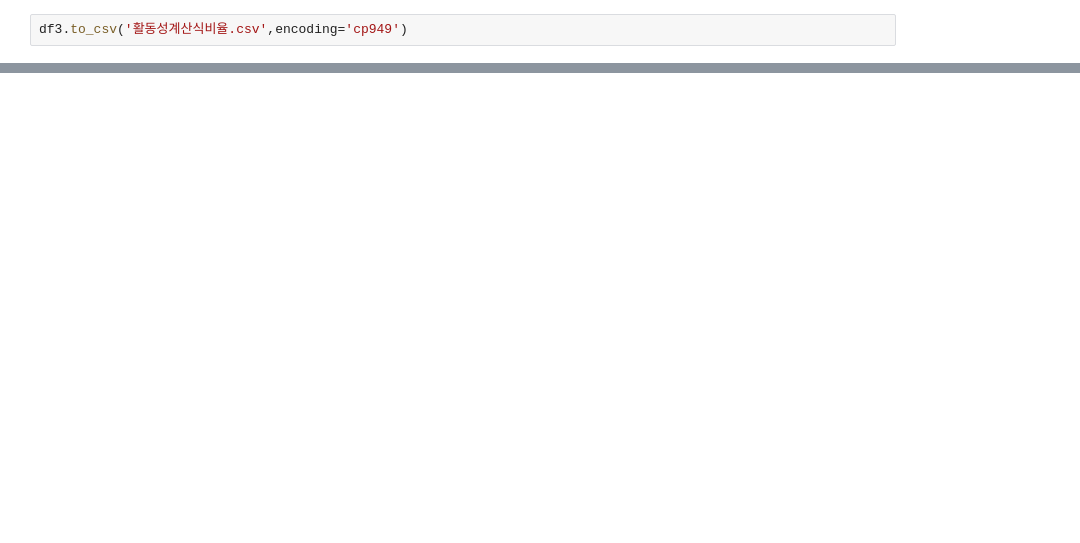
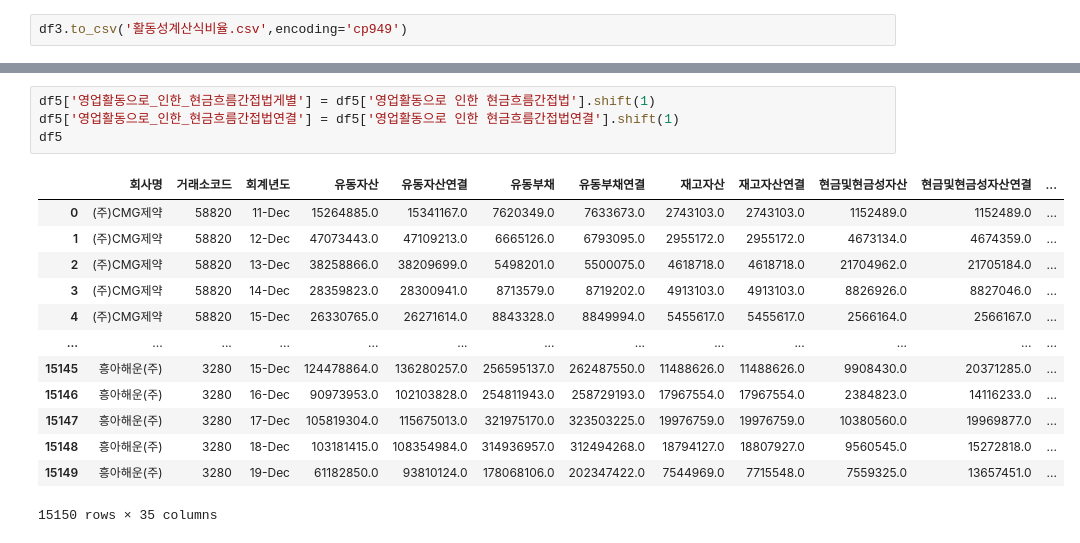
Before and after one commit to Penta-Audit-Technology/jh, a Jupyter notebook: re재무비율함수식 copy.ipynb, the cells around one changed output, grey strips where cells are left out. Saved outputs shown, nothing was run; the diff lists cells and outputs as text; blank space fills up the shorter version.

```diff
--- a/re재무비율함수식 copy.ipynb
+++ b/re재무비율함수식 copy.ipynb
@@ -751,0 +1390,18 @@ df4
+# %%
+df5['영업활동으로_인한_현금흐름간접법게별'] = df5['영업활동으로 인한 현금흐름간접법'].shift(1)
+df5['영업활동으로_인한_현금흐름간접법연결'] = df5['영업활동으로 인한 현금흐름간접법연결'].shift(1)
+df5
+# %% [output]
+|  | 회사명 | 거래소코드 | 회계년도 | 유동자산 | 유동자산연결 | 유동부채 | 유동부채연결 | 재고자산 | 재고자산연결 | 현금및현금성자산 | 현금및현금성자산연결 | ... |
+| 0 | (주)CMG제약 | 58820 | 11-Dec | 15264885.0 | 15341167.0 | 7620349.0 | 7633673.0 | 2743103.0 | 2743103.0 | 1152489.0 | 1152489.0 | ... |
+| 1 | (주)CMG제약 | 58820 | 12-Dec | 47073443.0 | 47109213.0 | 6665126.0 | 6793095.0 | 2955172.0 | 2955172.0 | 4673134.0 | 4674359.0 | ... |
+| 2 | (주)CMG제약 | 58820 | 13-Dec | 38258866.0 | 38209699.0 | 5498201.0 | 5500075.0 | 4618718.0 | 4618718.0 | 21704962.0 | 21705184.0 | ... |
+| 3 | (주)CMG제약 | 58820 | 14-Dec | 28359823.0 | 28300941.0 | 8713579.0 | 8719202.0 | 4913103.0 | 4913103.0 | 8826926.0 | 8827046.0 | ... |
+| 4 | (주)CMG제약 | 58820 | 15-Dec | 26330765.0 | 26271614.0 | 8843328.0 | 8849994.0 | 5455617.0 | 5455617.0 | 2566164.0 | 2566167.0 | ... |
+| ... | ... | ... | ... | ... | ... | ... | ... | ... | ... | ... | ... | ... |
+| 15145 | 흥아해운(주) | 3280 | 15-Dec | 124478864.0 | 136280257.0 | 256595137.0 | 262487550.0 | 11488626.0 | 11488626.0 | 9908430.0 | 20371285.0 | ... |
+| 15146 | 흥아해운(주) | 3280 | 16-Dec | 90973953.0 | 102103828.0 | 254811943.0 | 258729193.0 | 17967554.0 | 17967554.0 | 2384823.0 | 14116233.0 | ... |
+| 15147 | 흥아해운(주) | 3280 | 17-Dec | 105819304.0 | 115675013.0 | 321975170.0 | 323503225.0 | 19976759.0 | 19976759.0 | 10380560.0 | 19969877.0 | ... |
+| 15148 | 흥아해운(주) | 3280 | 18-Dec | 103181415.0 | 108354984.0 | 314936957.0 | 312494268.0 | 18794127.0 | 18807927.0 | 9560545.0 | 15272818.0 | ... |
+| 15149 | 흥아해운(주) | 3280 | 19-Dec | 61182850.0 | 93810124.0 | 178068106.0 | 202347422.0 | 7544969.0 | 7715548.0 | 7559325.0 | 13657451.0 | ... |
+15150 rows × 35 columns
```
Also changed, not shown: parts of 24 cells of this notebook, 9 other files.
